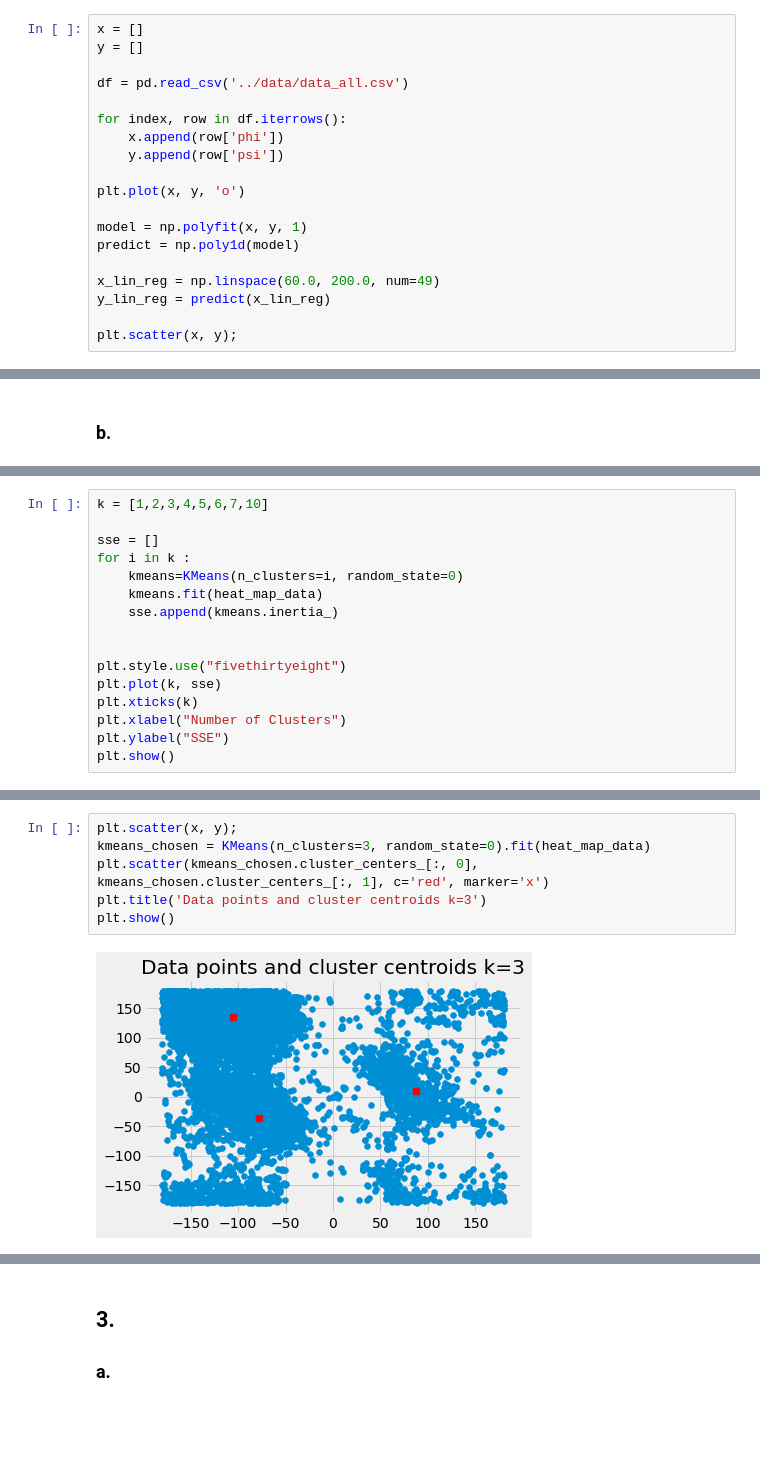
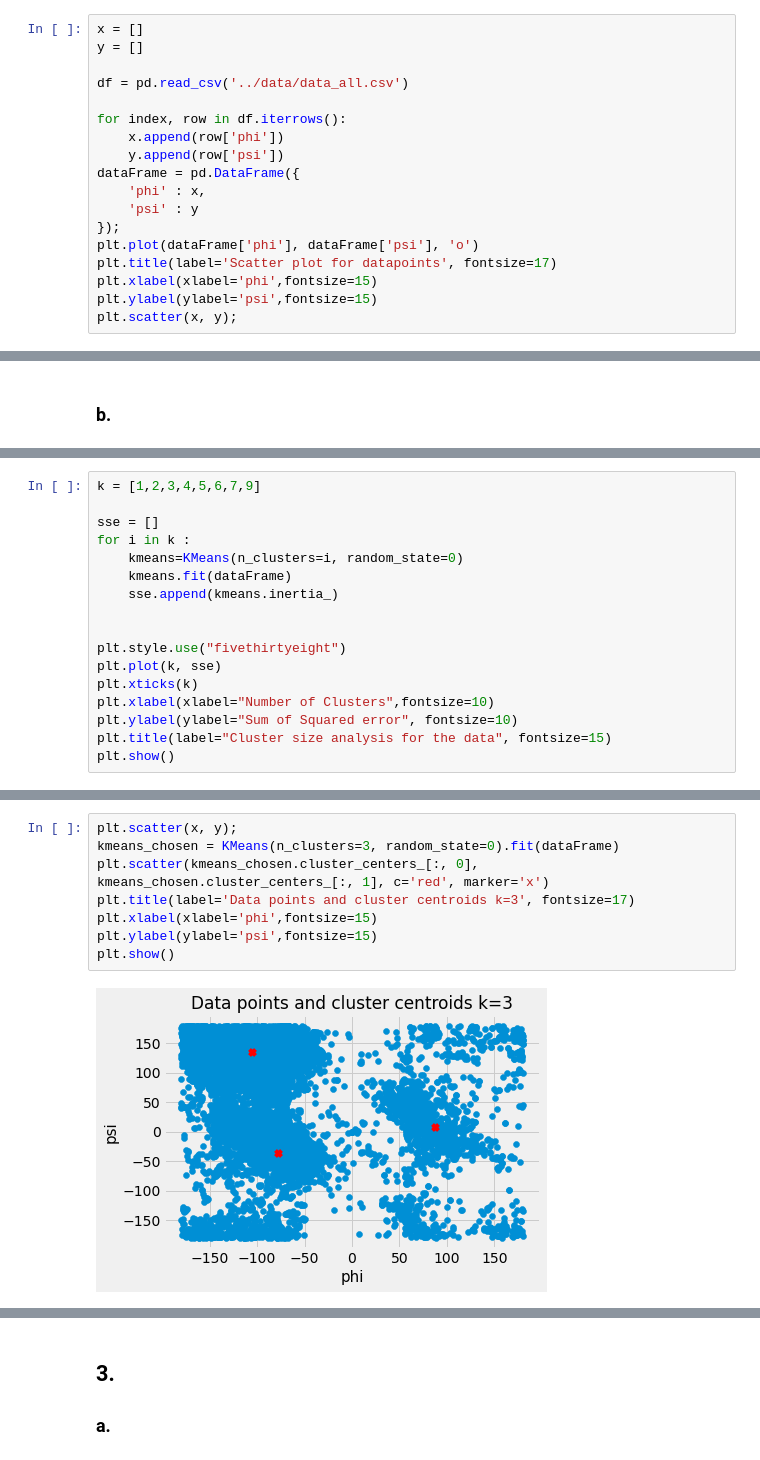
Before and after one commit to Peptski/Data-Science-and-AI, a Jupyter notebook: Assignment3/notebook/Assignment3.ipynb, the cells around one changed output, grey strips where cells are left out. Saved outputs shown, nothing was run; the diff lists cells and outputs as text; blank space fills up the shorter version.

```diff
--- a/Assignment3/notebook/Assignment3.ipynb
+++ b/Assignment3/notebook/Assignment3.ipynb
@@ -27,14 +27,13 @@ df = pd.read_csv('../data/data_all.csv')
 for index, row in df.iterrows():
     x.append(row['phi'])
     y.append(row['psi'])
-
-plt.plot(x, y, 'o')
-
-model = np.polyfit(x, y, 1)
-predict = np.poly1d(model)
-
-x_lin_reg = np.linspace(60.0, 200.0, num=49)
-y_lin_reg = predict(x_lin_reg)
-
+dataFrame = pd.DataFrame({
+    'phi' : x,
+    'psi' : y
+});
+plt.plot(dataFrame['phi'], dataFrame['psi'], 'o')
+plt.title(label='Scatter plot for datapoints', fontsize=17)
+plt.xlabel(xlabel='phi',fontsize=15)
+plt.ylabel(ylabel='psi',fontsize=15)
 plt.scatter(x, y);
 # %% [output]
@@ -65,17 +61,18 @@ Below we see that the elbow point is 3, which is the appropriate value for k.
 # %%
-k = [1,2,3,4,5,6,7,10]
+k = [1,2,3,4,5,6,7,9]
 
 sse = []
 for i in k :
     kmeans=KMeans(n_clusters=i, random_state=0)
-    kmeans.fit(heat_map_data)
+    kmeans.fit(dataFrame)
     sse.append(kmeans.inertia_)
 
 
 plt.style.use("fivethirtyeight")
 plt.plot(k, sse)
 plt.xticks(k)
-plt.xlabel("Number of Clusters")
-plt.ylabel("SSE")
+plt.xlabel(xlabel="Number of Clusters",fontsize=10)
+plt.ylabel(ylabel="Sum of Squared error", fontsize=10)
+plt.title(label="Cluster size analysis for the data", fontsize=15)
 plt.show()
 # %% [output]
@@ -85,8 +83,10 @@ plt.show()
 # %%
 plt.scatter(x, y);
-kmeans_chosen = KMeans(n_clusters=3, random_state=0).fit(heat_map_data)
+kmeans_chosen = KMeans(n_clusters=3, random_state=0).fit(dataFrame)
 plt.scatter(kmeans_chosen.cluster_centers_[:, 0], kmeans_chosen.cluster_centers_[:, 1], c='red', marker='x')
-plt.title('Data points and cluster centroids k=3')
+plt.title(label='Data points and cluster centroids k=3', fontsize=17)
+plt.xlabel(xlabel='phi',fontsize=15)
+plt.ylabel(ylabel='psi',fontsize=15)
 plt.show()
 # %% [output]
-[figure, old version]
+[figure, new version]
```
Also changed, not shown: parts of 12 cells of this notebook.
